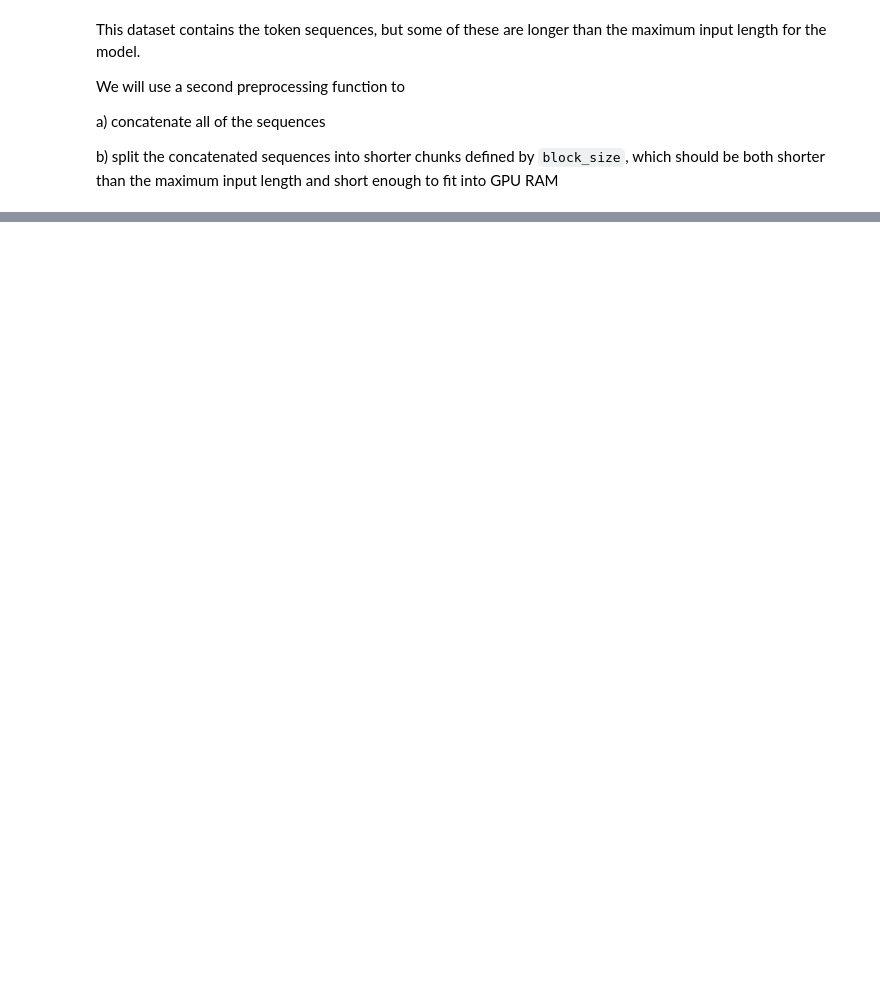
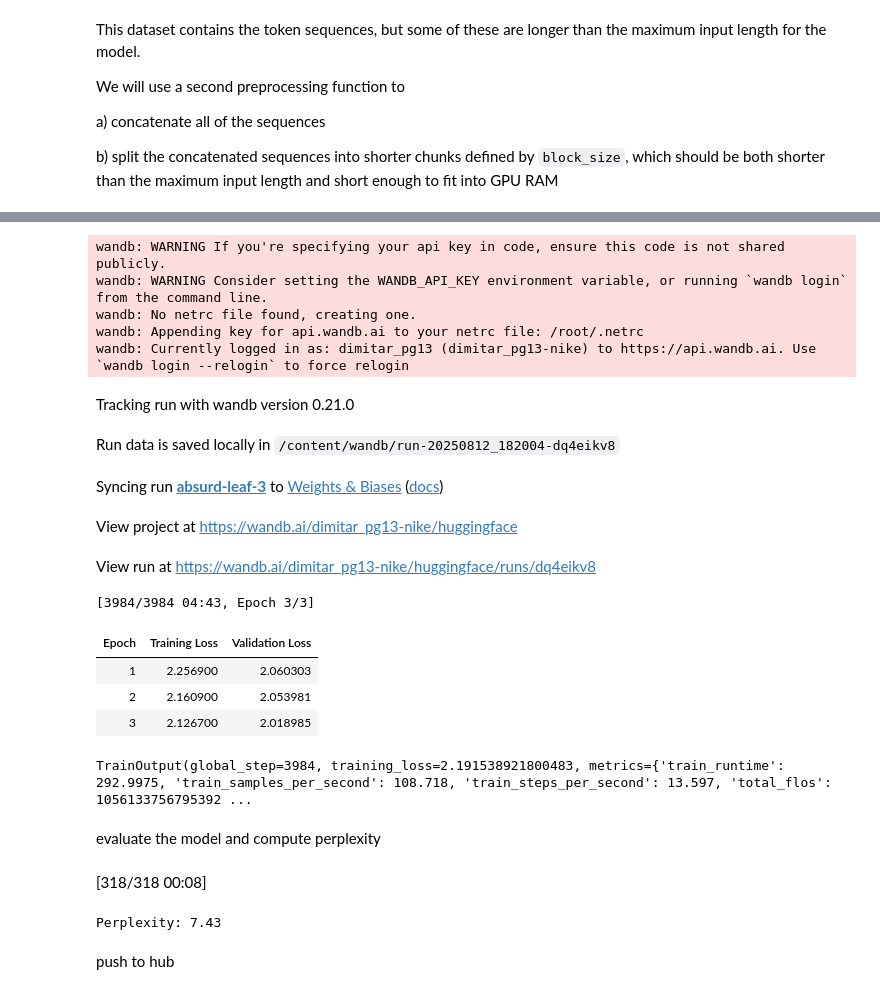
Before and after one commit to dimitarpg13/transformer_examples, a Jupyter notebook: notebooks/bert/Masked_Language_Modeling_with_DistilBERT.ipynb, the cells around one changed output, grey strips where cells are left out. Cells and saved outputs as stored; diff of their text form; code cells hidden in the pictures; blank space fills up the shorter version.

```diff
--- a/notebooks/bert/Masked_Language_Modeling_with_DistilBERT.ipynb
+++ b/notebooks/bert/Masked_Language_Modeling_with_DistilBERT.ipynb
@@ -235,0 +257,2 @@ b) split the concatenated sequences into shorter chunks defined by `block_size`,
+# %%
+lm_dataset = tokenized_eli5.map(group_texts, batched=True, num_proc=4)
@@ -235,0 +263,6 @@ b) split the concatenated sequences into shorter chunks defined by `block_size`,
+# %%
+from transformers import DataCollatorForLanguageModeling
+
+tokenizer.pad_token = tokenizer.eos_token
+
+data_collator = DataCollatorForLanguageModeling(tokenizer=tokenizer, mlm_probability=0.15)
@@ -235,0 +271,4 @@ b) split the concatenated sequences into shorter chunks defined by `block_size`,
+# %%
+from transformers import AutoModelForMaskedLM
+
+model = AutoModelForMaskedLM.from_pretrained("distilbert/distilroberta-base")
@@ -235,0 +287,23 @@ b) split the concatenated sequences into shorter chunks defined by `block_size`,
+# %%
+from transformers import TrainingArguments, Trainer
+
+training_args = TrainingArguments(
+    output_dir="dimitar_eli5_mlm_model",
+    eval_strategy="epoch",
+    learning_rate=2e-5,
+    num_train_epochs=3,
+    weight_decay=0.01,
+    push_to_hub=True,
+)
+
+trainer = Trainer(
+    model=model,
+    args=training_args,
+    train_dataset=lm_dataset["train"],
+    eval_dataset=lm_dataset["test"],
+    data_collator=data_collator,
+    tokenizer=tokenizer,
+)
+
+trainer.train()
+# %% [output]
@@ -235,0 +311,28 @@ b) split the concatenated sequences into shorter chunks defined by `block_size`,
+wandb: WARNING If you're specifying your api key in code, ensure this code is not shared publicly.
+wandb: WARNING Consider setting the WANDB_API_KEY environment variable, or running `wandb login` from the command line.
+wandb: No netrc file found, creating one.
+wandb: Appending key for api.wandb.ai to your netrc file: /root/.netrc
+wandb: Currently logged in as: dimitar_pg13 (dimitar_pg13-nike) to https://api.wandb.ai. Use `wandb login --relogin` to force relogin
+Tracking run with wandb version 0.21.0
+Run data is saved locally in /content/wandb/run-20250812_182004-dq4eikv8
+Syncing run absurd-leaf-3 to Weights & Biases (docs)
+View project at https://wandb.ai/dimitar_pg13-nike/huggingface
+View run at https://wandb.ai/dimitar_pg13-nike/huggingface/runs/dq4eikv8
+[3984/3984 04:43, Epoch 3/3]
+| Epoch | Training Loss | Validation Loss |
+| 1 | 2.256900 | 2.060303 |
+| 2 | 2.160900 | 2.053981 |
+| 3 | 2.126700 | 2.018985 |
+TrainOutput(global_step=3984, training_loss=2.191538921800483, metrics={'train_runtime': 292.9975, 'train_samples_per_second': 108.718, 'train_steps_per_second': 13.597, 'total_flos': 1056133756795392 ...
+# %% [markdown]
+evaluate the model and compute perplexity
+# %%
+import math
+
+eval_results = trainer.evaluate()
+print(f"Perplexity: {math.exp(eval_results['eval_loss']):.2f}")
+# %% [output]
+[318/318 00:08]
+Perplexity: 7.43
+# %% [markdown]
+push to hub
```
Also changed, not shown: parts of 16 cells of this notebook.
